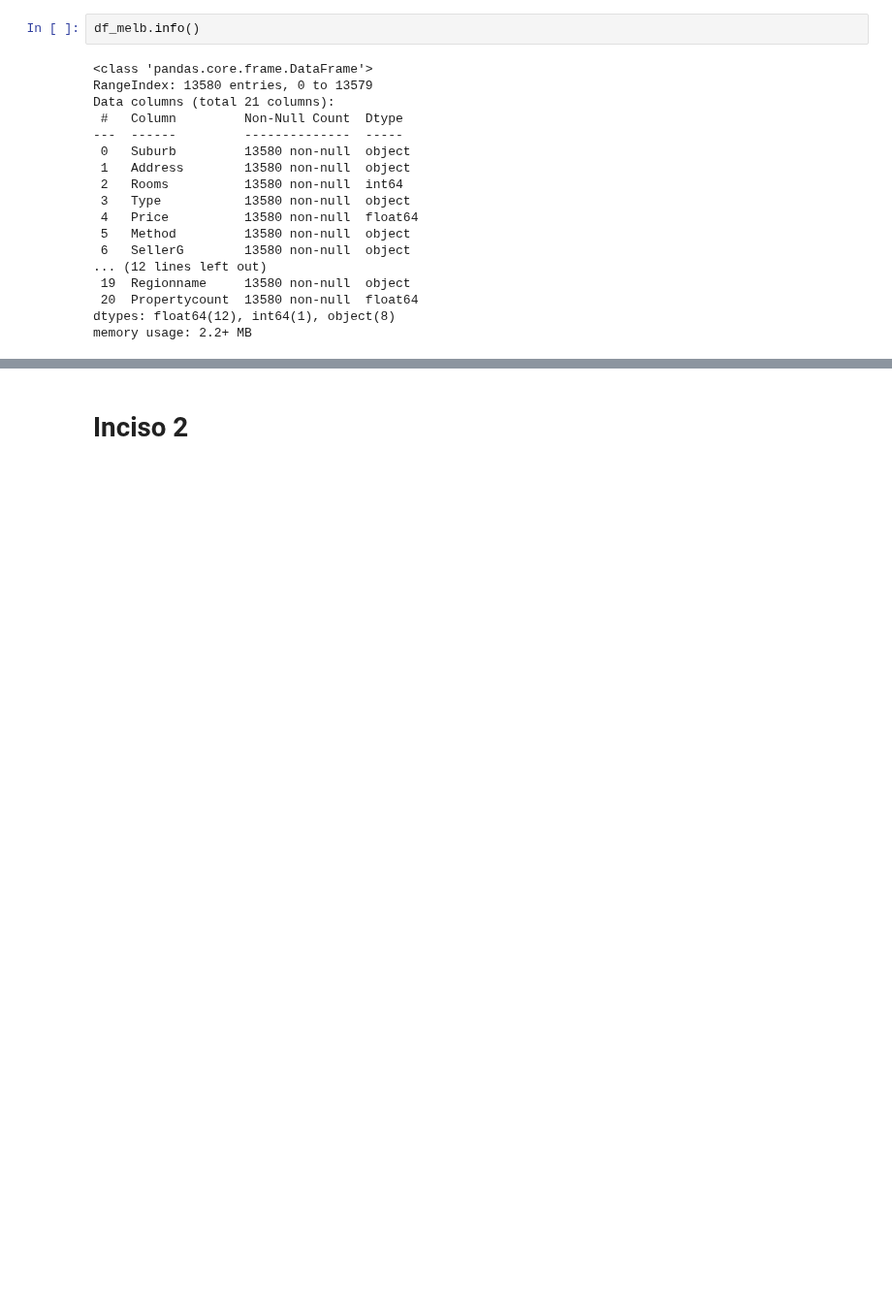
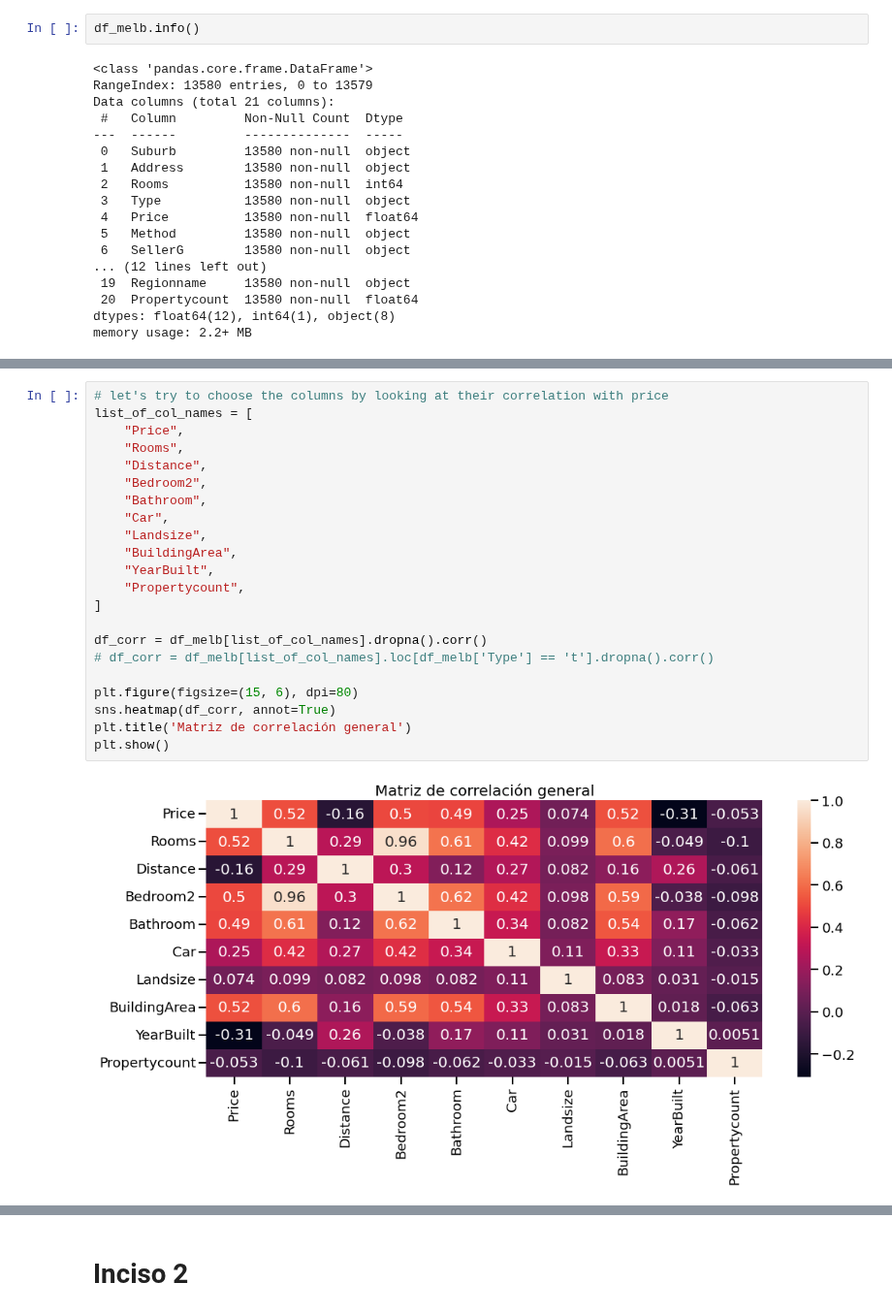
Before and after one commit to JeroFotinos/diplo_datos, a Jupyter notebook: Consignas_Entregable AEyC - Parte 1.ipynb, the cells around one changed output, grey strips where cells are left out. Shown at 97% size. Drawn from its saved outputs; the diff is of its cells as text; blank space fills up the shorter version.

```diff
--- a/Consignas_Entregable AEyC - Parte 1.ipynb
+++ b/Consignas_Entregable AEyC - Parte 1.ipynb
@@ -280,0 +353,24 @@ Elijo algunas columnas como para empezara  escribir codigo.
+# %%
+# let's try to choose the columns by looking at their correlation with price
+list_of_col_names = [
+    "Price",
+    "Rooms",
+    "Distance",
+    "Bedroom2",
+    "Bathroom",
+    "Car",
+    "Landsize",
+    "BuildingArea",
+    "YearBuilt",
+    "Propertycount",
+]
+
+df_corr = df_melb[list_of_col_names].dropna().corr()
+# df_corr = df_melb[list_of_col_names].loc[df_melb['Type'] == 't'].dropna().corr()
+
+plt.figure(figsize=(15, 6), dpi=80)
+sns.heatmap(df_corr, annot=True)
+plt.title('Matriz de correlación general')
+plt.show()
+# %% [output]
+[figure, added]
```
Also changed, not shown: parts of 41 cells of this notebook, 2 other files.
